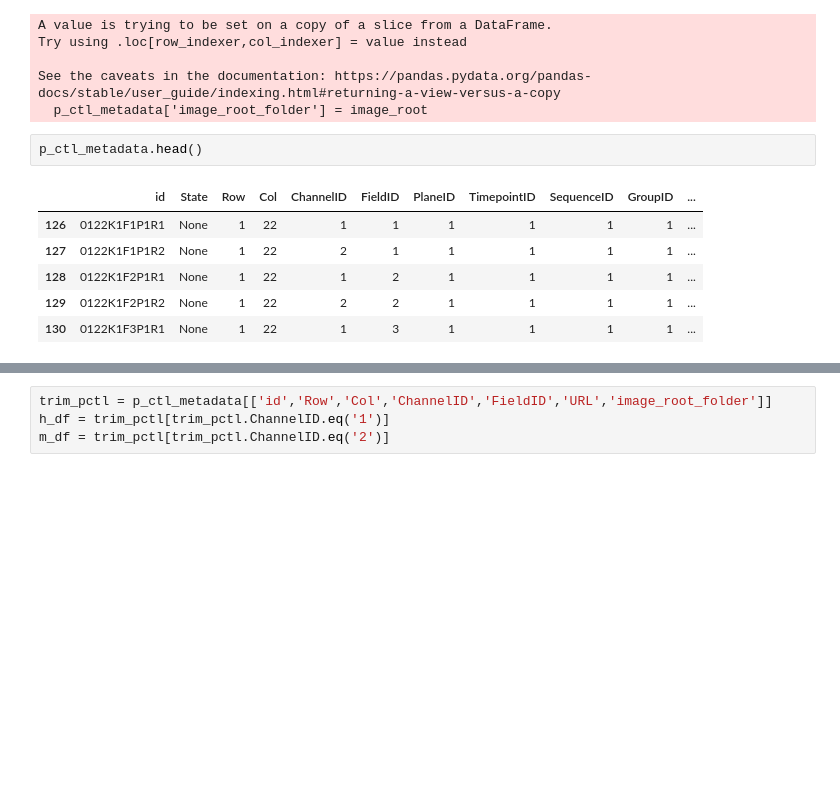
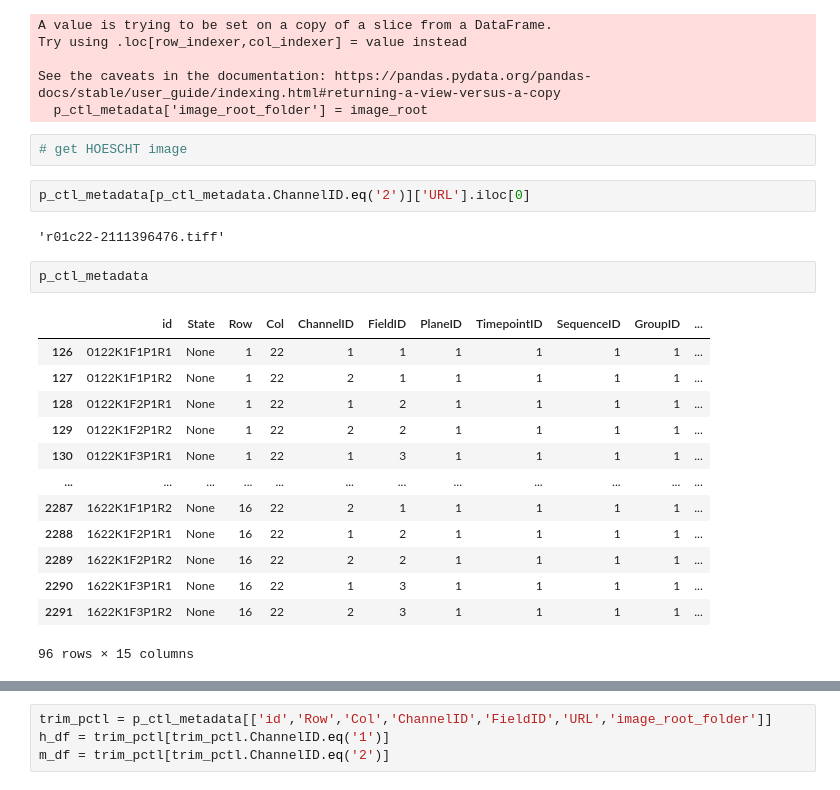
Before and after one commit to worldteacher-global/UMM-Discovery, a Jupyter notebook: Data_wrangle.ipynb, the cells around one changed output, grey strips where cells are left out. Saved outputs shown, nothing was run; the diff lists cells and outputs as text; blank space fills up the shorter version.

```diff
--- a/Data_wrangle.ipynb
+++ b/Data_wrangle.ipynb
@@ -84,13 +84,26 @@ Try using .loc[row_indexer,col_indexer] = value instead
 
 See the caveats in the documentation: https://pandas.pydata.org/pandas-docs/stable/user_guide/indexing.html#returning-a-view-versus-a-copy
   p_ctl_metadata['image_root_folder'] = image_root
+# %%
+# get HOESCHT image
+# %%
+p_ctl_metadata[p_ctl_metadata.ChannelID.eq('2')]['URL'].iloc[0]
+# %% [output]
+'r01c22-2111396476.tiff'
 # %%
-p_ctl_metadata.head()
+p_ctl_metadata
 # %% [output]
 |  | id | State | Row | Col | ChannelID | FieldID | PlaneID | TimepointID | SequenceID | GroupID | ... |
 | 126 | 0122K1F1P1R1 | None | 1 | 22 | 1 | 1 | 1 | 1 | 1 | 1 | ... |
 | 127 | 0122K1F1P1R2 | None | 1 | 22 | 2 | 1 | 1 | 1 | 1 | 1 | ... |
 | 128 | 0122K1F2P1R1 | None | 1 | 22 | 1 | 2 | 1 | 1 | 1 | 1 | ... |
 | 129 | 0122K1F2P1R2 | None | 1 | 22 | 2 | 2 | 1 | 1 | 1 | 1 | ... |
 | 130 | 0122K1F3P1R1 | None | 1 | 22 | 1 | 3 | 1 | 1 | 1 | 1 | ... |
+| ... | ... | ... | ... | ... | ... | ... | ... | ... | ... | ... | ... |
+| 2287 | 1622K1F1P1R2 | None | 16 | 22 | 2 | 1 | 1 | 1 | 1 | 1 | ... |
+| 2288 | 1622K1F2P1R1 | None | 16 | 22 | 1 | 2 | 1 | 1 | 1 | 1 | ... |
+| 2289 | 1622K1F2P1R2 | None | 16 | 22 | 2 | 2 | 1 | 1 | 1 | 1 | ... |
+| 2290 | 1622K1F3P1R1 | None | 16 | 22 | 1 | 3 | 1 | 1 | 1 | 1 | ... |
+| 2291 | 1622K1F3P1R2 | None | 16 | 22 | 2 | 3 | 1 | 1 | 1 | 1 | ... |
+96 rows × 15 columns
 # %%
```
Also changed, not shown: parts of 5 cells of this notebook.
